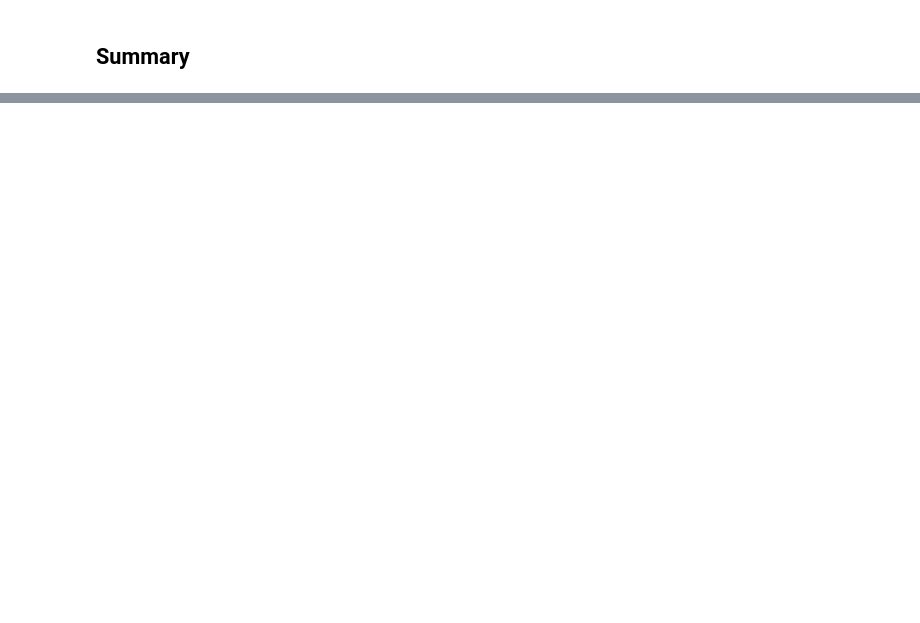
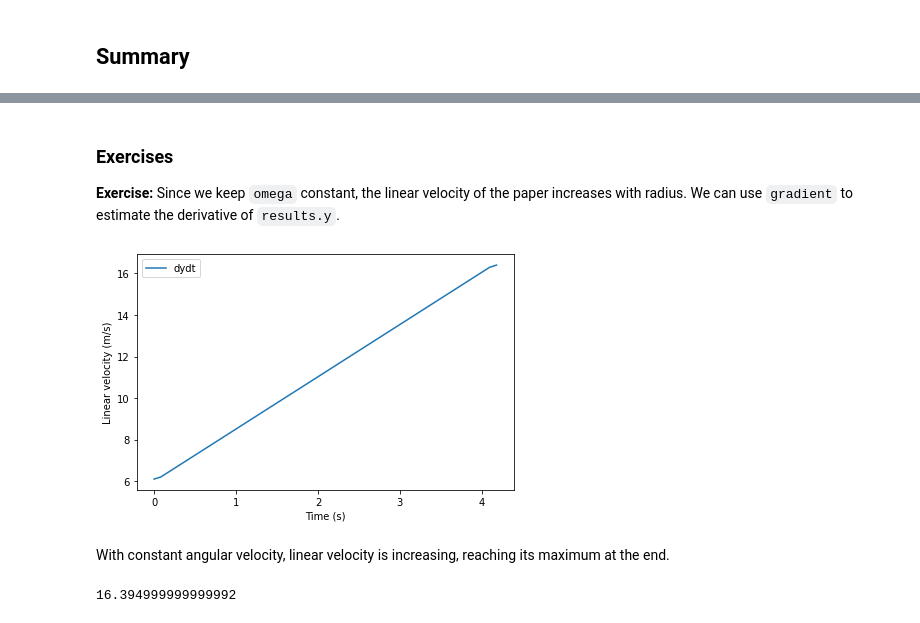
Before and after one commit to AllenDowney/ModSimPy, a Jupyter notebook: jupyter/chap24.ipynb, the cells around one changed output, grey strips where cells are left out. Cells and saved outputs as stored; diff of their text form; code cells hidden in the pictures; blank space fills up the shorter version.

```diff
--- a/jupyter/chap24.ipynb
+++ b/jupyter/chap24.ipynb
@@ -496,3 +363,0 @@ Now we can run the simulation.
-# %%
-results, details = run_solve_ivp(system, slope_func, events=event_func)
-details
@@ -551,5 +363,0 @@ slope_func(system.init, 0, system)
-# %%
-# Solution
-
-results, details = run_solve_ivp(system, slope_func, events=event_func)
-details
@@ -563,0 +364,4 @@ plot_three(results)
+# %% [markdown]
+### Exercises
+
+**Exercise:** Since we keep `omega` constant, the linear velocity of the paper increases with radius.  We can use `gradient` to estimate the derivative of `results.y`.
@@ -563,0 +374,15 @@ plot_three(results)
+# %%
+# Solution
+
+dydt.plot(label='dydt')
+decorate(xlabel='Time (s)',
+         ylabel='Linear velocity (m/s)')
+# %% [output]
+[figure, added]
+# %% [markdown]
+With constant angular velocity, linear velocity is increasing, reaching its maximum at the end.
+# %%
+max_linear_velocity = dydt.iloc[-1]
+max_linear_velocity
+# %% [output]
+16.394999999999992
```
Also changed, not shown: parts of 87 cells of this notebook, 3 other files.
